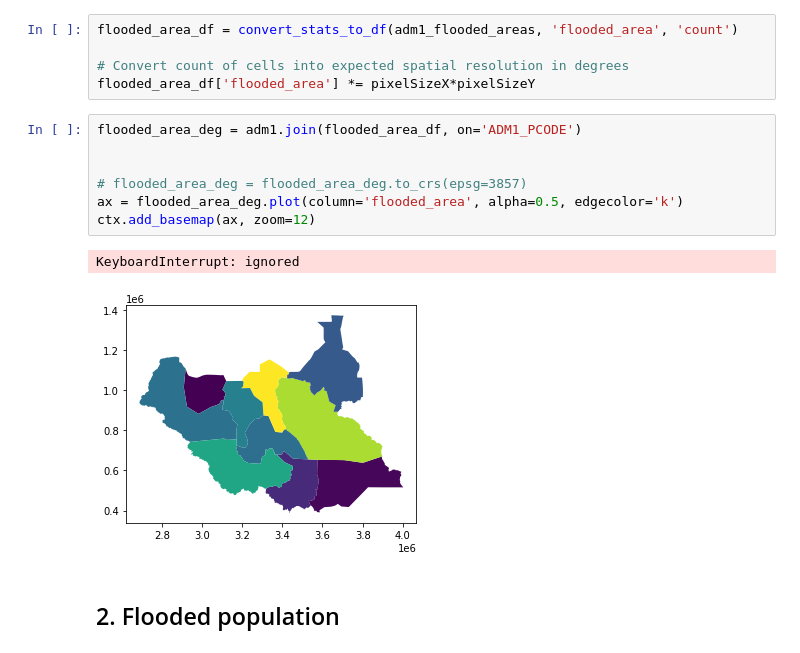
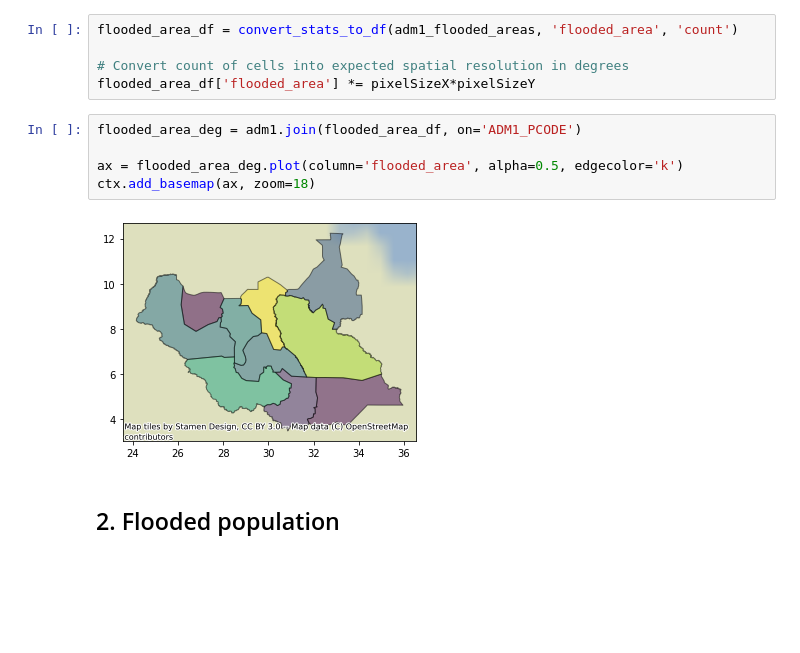
Before and after one commit to sabgis1968/rdl-pyTools, a Jupyter notebook: ss-fl-pop.ipynb, the cells around one changed output. Cells and saved outputs as stored; diff of their text form; blank space fills up the shorter version.

```diff
--- a/ss-fl-pop.ipynb
+++ b/ss-fl-pop.ipynb
@@ -189,13 +170,10 @@ flooded_area_df['flooded_area'] *= pixelSizeX*pixelSizeY
 # %%
 flooded_area_deg = adm1.join(flooded_area_df, on='ADM1_PCODE')
 
-
-# flooded_area_deg = flooded_area_deg.to_crs(epsg=3857)
 ax = flooded_area_deg.plot(column='flooded_area', alpha=0.5, edgecolor='k')
-ctx.add_basemap(ax, zoom=12)
+ctx.add_basemap(ax, zoom=18)
 # %% [output]
-KeyboardInterrupt: ignored
-[figure, old version]
+[figure, new version]
 # %% [markdown]
 ## 2. Flooded population
 # %% [markdown]
```
Also changed, not shown: parts of 7 cells of this notebook.
